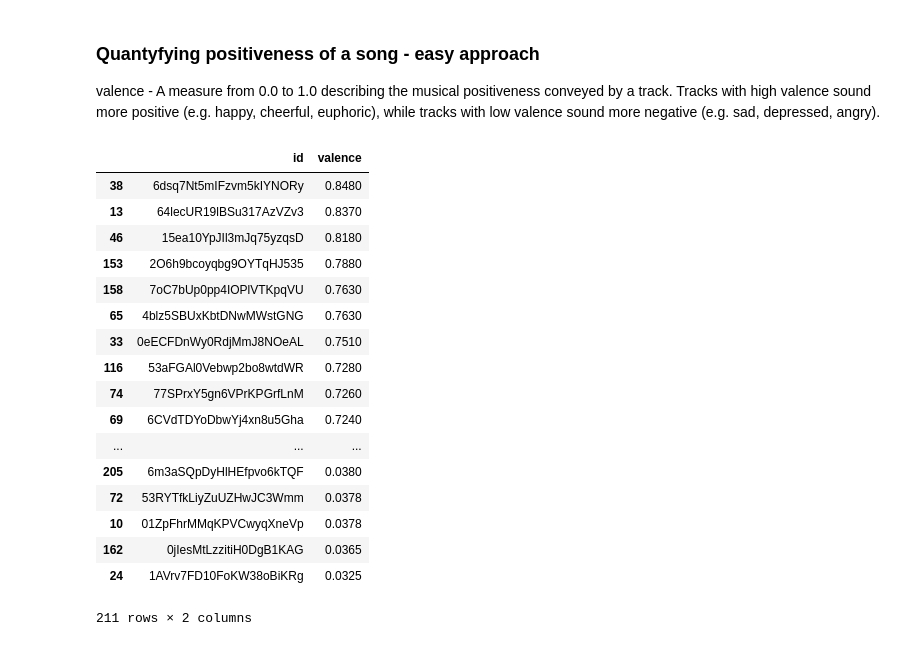
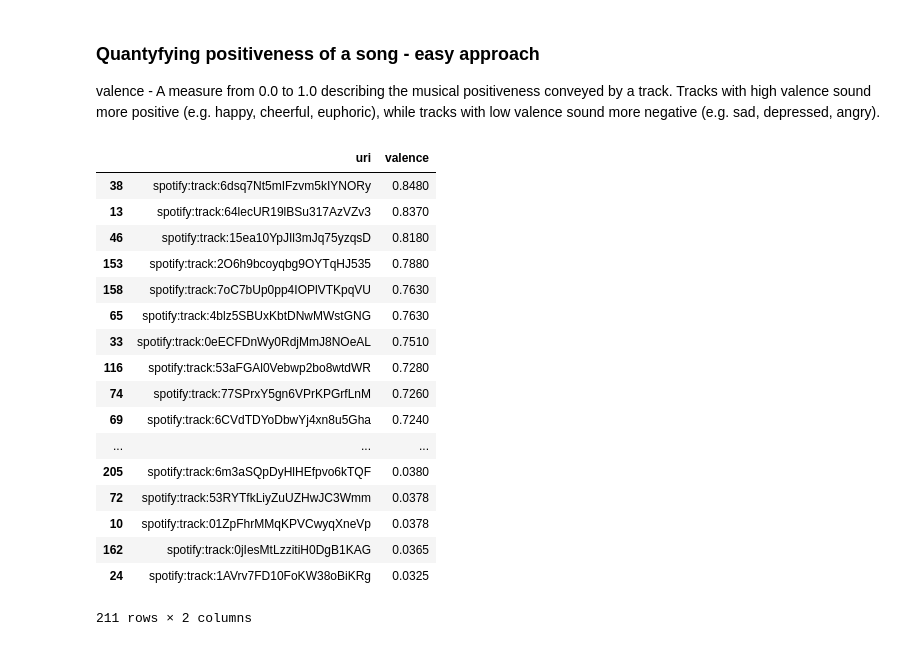
Before and after one commit to zelatyna/spotify_fun, a Jupyter notebook: spotify_fun.ipynb, the cells around one changed output. Drawn from its saved outputs; the diff is of its cells as text; code cells hidden in the pictures.

```diff
--- a/spotify_analysis.ipynb
+++ b/spotify_fun.ipynb
@@ -7,7 +5,9 @@ inspired by http://rcharlie.com/2017-02-16-fitteR-happieR/#analysis
 https://developer.spotify.com/web-api/
+# %%
+artist_name='Radiohead'
 # %%
 import requests
-req= requests.get(url='https://api.spotify.com/v1/search', params= {'q':'radiohead', 'type':'artist'}
+req= requests.get(url='https://api.spotify.com/v1/search', params= {'q':artist_name, 'type':'artist'}
                  )
 resp=req.json()
 # %%
@@ -105,7 +103,8 @@ albums_df.type.unique()
 # %% [output]
 array(['album'], dtype=object)
 # %%
-albums_df=albums_df[albums_df.artist_name=="Radiohead"]
+albums_df=albums_df[ (albums_df['artist_name']==artist_name) & (albums_df['type']=='album')]
+#albums_df=albums']_df[ albums_df.artist_name=="Radiohead"]
 albums_df.artist_name.unique()
 albums_df.shape
 # %% [output]
@@ -278,2 +202,0 @@ artists_df
-# %%
-tracks_df["artist_names"]= tracks_df.artists.name
@@ -336,23 +244,24 @@ audiof_df.shape
 ### Quantyfying positiveness of a song - easy approach
 valence	-	A measure from 0.0 to 1.0 describing the musical positiveness conveyed by a track. Tracks with high valence sound more positive (e.g. happy, cheerful, euphoric), while tracks with low valence sound more negative (e.g. sad, depressed, angry).
 # %%
-audiof_df[["id", "valence"]].sort_values(by=["valence"], axis=0, ascending=False, inplace=False)
+tracks_sorted=audiof_df[["uri", "valence"]].sort_values(by=["valence"], axis=0, ascending=False, inplace=False)
+tracks_sorted
 # %% [output]
-|  | id | valence |
-| 38 | 6dsq7Nt5mIFzvm5kIYNORy | 0.8480 |
-| 13 | 64lecUR19lBSu317AzVZv3 | 0.8370 |
-| 46 | 15ea10YpJIl3mJq75yzqsD | 0.8180 |
-| 153 | 2O6h9bcoyqbg9OYTqHJ535 | 0.7880 |
-| 158 | 7oC7bUp0pp4IOPlVTKpqVU | 0.7630 |
-| 65 | 4blz5SBUxKbtDNwMWstGNG | 0.7630 |
-| 33 | 0eECFDnWy0RdjMmJ8NOeAL | 0.7510 |
-| 116 | 53aFGAl0Vebwp2bo8wtdWR | 0.7280 |
-| 74 | 77SPrxY5gn6VPrKPGrfLnM | 0.7260 |
-| 69 | 6CVdTDYoDbwYj4xn8u5Gha | 0.7240 |
+|  | uri | valence |
+| 38 | spotify:track:6dsq7Nt5mIFzvm5kIYNORy | 0.8480 |
+| 13 | spotify:track:64lecUR19lBSu317AzVZv3 | 0.8370 |
+| 46 | spotify:track:15ea10YpJIl3mJq75yzqsD | 0.8180 |
+| 153 | spotify:track:2O6h9bcoyqbg9OYTqHJ535 | 0.7880 |
+| 158 | spotify:track:7oC7bUp0pp4IOPlVTKpqVU | 0.7630 |
+| 65 | spotify:track:4blz5SBUxKbtDNwMWstGNG | 0.7630 |
+| 33 | spotify:track:0eECFDnWy0RdjMmJ8NOeAL | 0.7510 |
+| 116 | spotify:track:53aFGAl0Vebwp2bo8wtdWR | 0.7280 |
+| 74 | spotify:track:77SPrxY5gn6VPrKPGrfLnM | 0.7260 |
+| 69 | spotify:track:6CVdTDYoDbwYj4xn8u5Gha | 0.7240 |
 | ... | ... | ... |
-| 205 | 6m3aSQpDyHlHEfpvo6kTQF | 0.0380 |
-| 72 | 53RYTfkLiyZuUZHwJC3Wmm | 0.0378 |
-| 10 | 01ZpFhrMMqKPVCwyqXneVp | 0.0378 |
-| 162 | 0jIesMtLzzitiH0DgB1KAG | 0.0365 |
-| 24 | 1AVrv7FD10FoKW38oBiKRg | 0.0325 |
+| 205 | spotify:track:6m3aSQpDyHlHEfpvo6kTQF | 0.0380 |
+| 72 | spotify:track:53RYTfkLiyZuUZHwJC3Wmm | 0.0378 |
+| 10 | spotify:track:01ZpFhrMMqKPVCwyqXneVp | 0.0378 |
+| 162 | spotify:track:0jIesMtLzzitiH0DgB1KAG | 0.0365 |
+| 24 | spotify:track:1AVrv7FD10FoKW38oBiKRg | 0.0325 |
 211 rows × 2 columns
```
Also changed, not shown: parts of 32 cells of this notebook.
